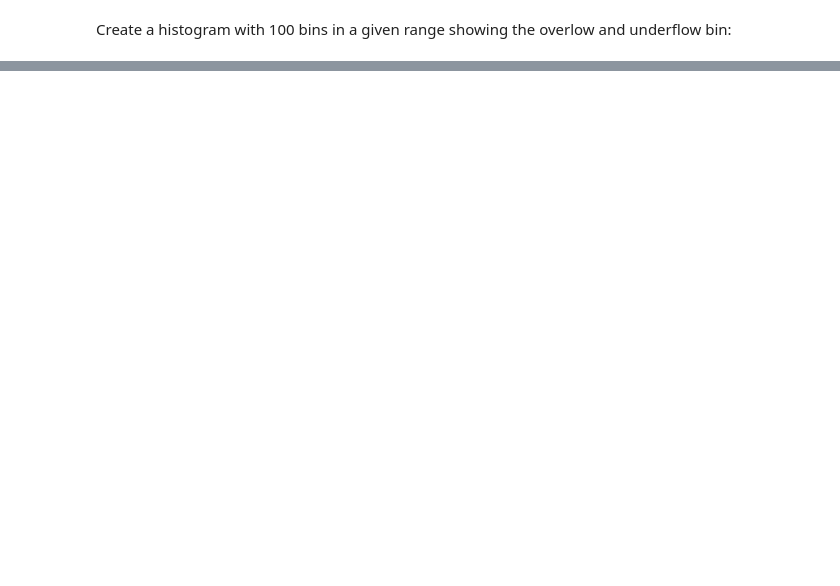
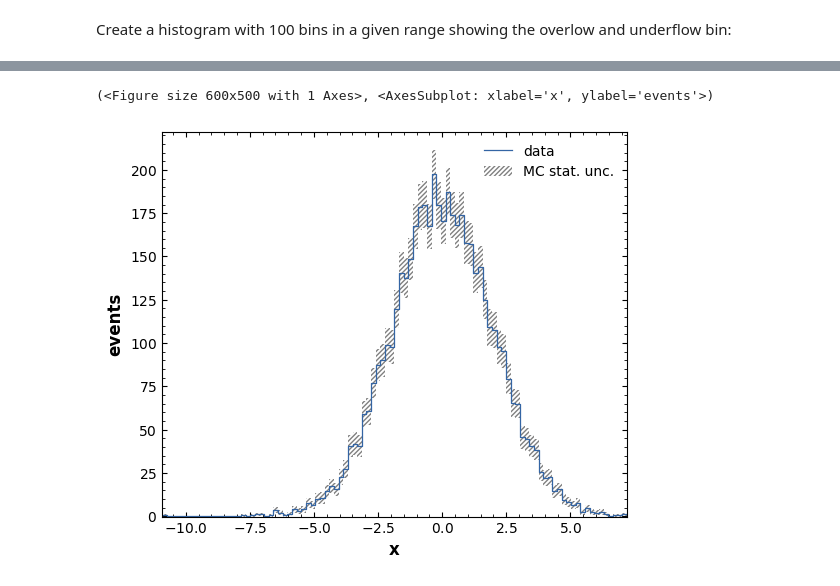
Before and after one commit to anselm-baur/b2analysis, a Jupyter notebook: examples/histogram.ipynb, the cells around one changed output, grey strips where cells are left out. Cells and saved outputs as stored; diff of their text form; code cells hidden in the pictures; blank space fills up the shorter version.

```diff
--- a/examples/histogram.ipynb
+++ b/examples/histogram.ipynb
@@ -26,0 +65,7 @@ hist2.plot(histtype="step")
+# %%
+weights2 = np.full(data.size, 0.5)
+hist2 = Histogram("data", data, 0,  weights=weights2, var="x", bins=100)
+hist2.plot(histtype="step")
+# %% [output]
+(<Figure size 600x500 with 1 Axes>, <AxesSubplot: xlabel='x', ylabel='events'>)
+[figure, added]
```
Also changed, not shown: parts of 11 cells of this notebook, 4 other files.
